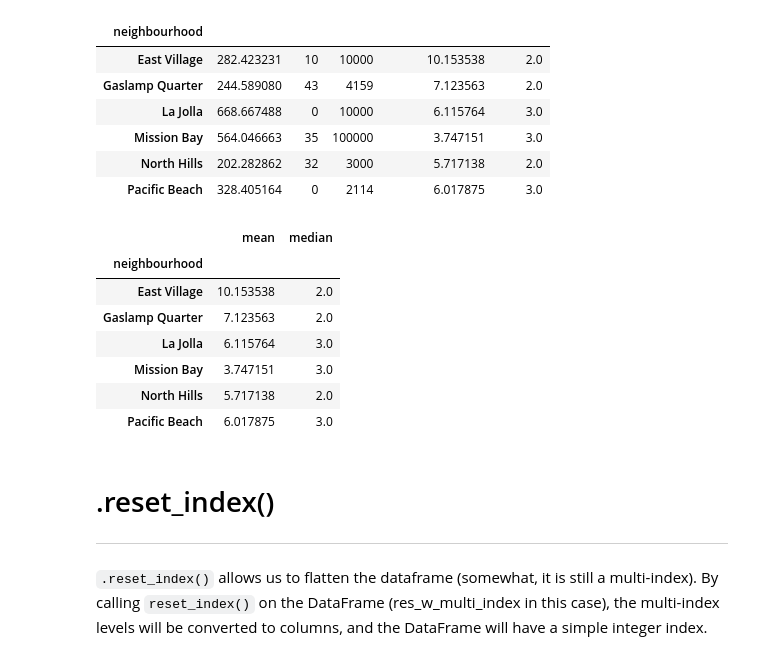
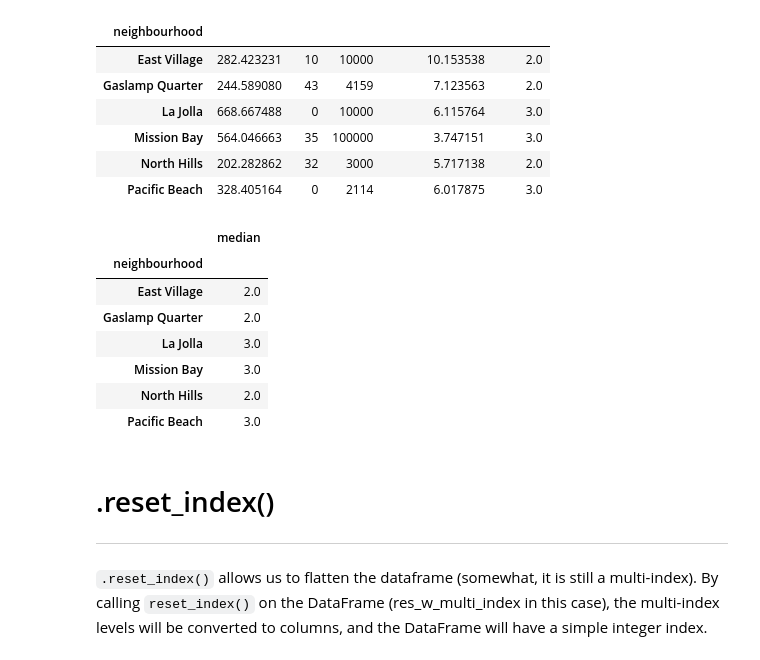
Before and after one commit to MonkeyWrenchGang/PythonBootcamp, a Jupyter notebook: day_4/4_4_Pandas_GroupBy.ipynb, the cells around one changed output. Drawn from its saved outputs; the diff is of its cells as text; code cells hidden in the pictures.

```diff
--- a/day_4/4_4_Pandas_GroupBy.ipynb
+++ b/day_4/4_4_Pandas_GroupBy.ipynb
@@ -303,17 +377,17 @@ res_w_multi_index
 | Pacific Beach | 328.405164 | 0 | 2114 | 6.017875 | 3.0 |
 # %%
                                   # level 1         # level 2
-selected_data = res_w_multi_index['minimum_nights'][['median']
+selected_data = res_w_multi_index['minimum_nights'][['median']]
 selected_data
 # %% [output]
-|  | mean | median |
-| neighbourhood |  |  |
-| East Village | 10.153538 | 2.0 |
-| Gaslamp Quarter | 7.123563 | 2.0 |
-| La Jolla | 6.115764 | 3.0 |
-| Mission Bay | 3.747151 | 3.0 |
-| North Hills | 5.717138 | 2.0 |
-| Pacific Beach | 6.017875 | 3.0 |
+|  | median |
+| neighbourhood |  |
+| East Village | 2.0 |
+| Gaslamp Quarter | 2.0 |
+| La Jolla | 3.0 |
+| Mission Bay | 3.0 |
+| North Hills | 2.0 |
+| Pacific Beach | 3.0 |
 # %% [markdown]
 # .reset_index()
 
```
Also changed, not shown: parts of 22 cells of this notebook.
